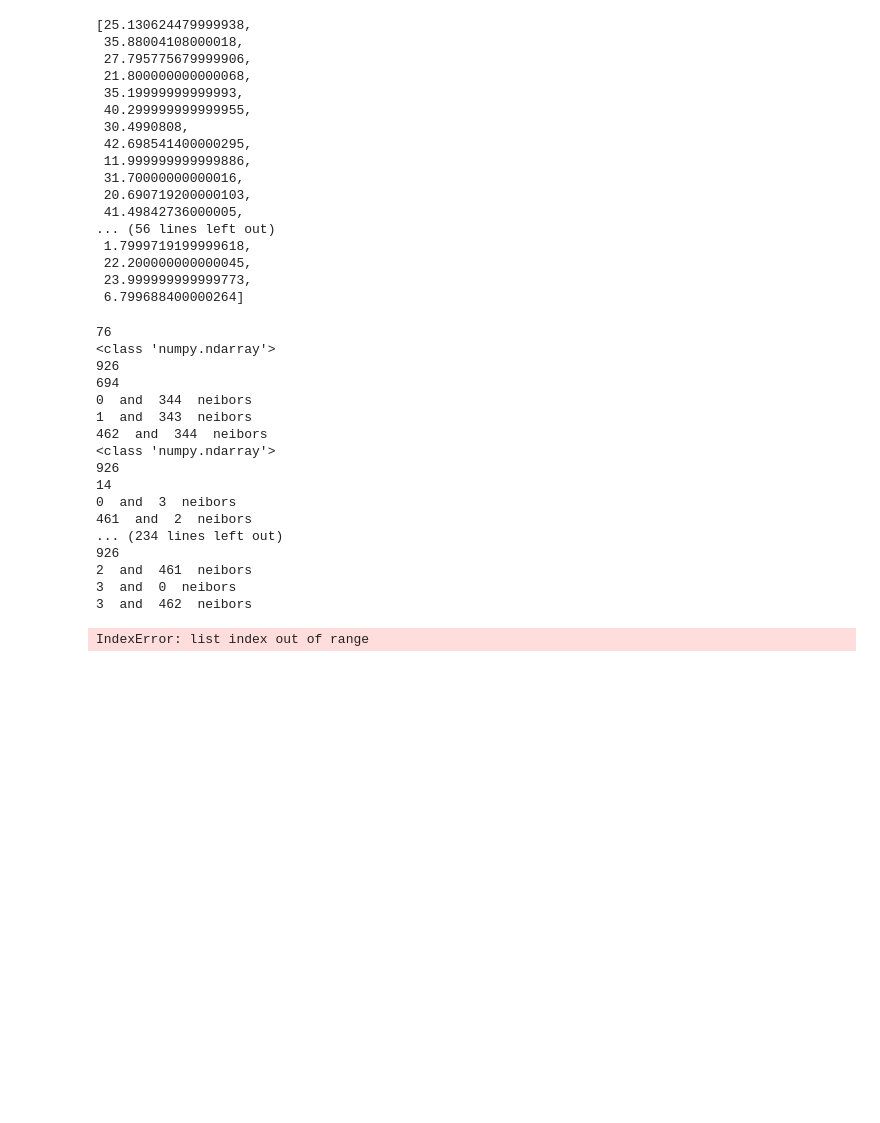
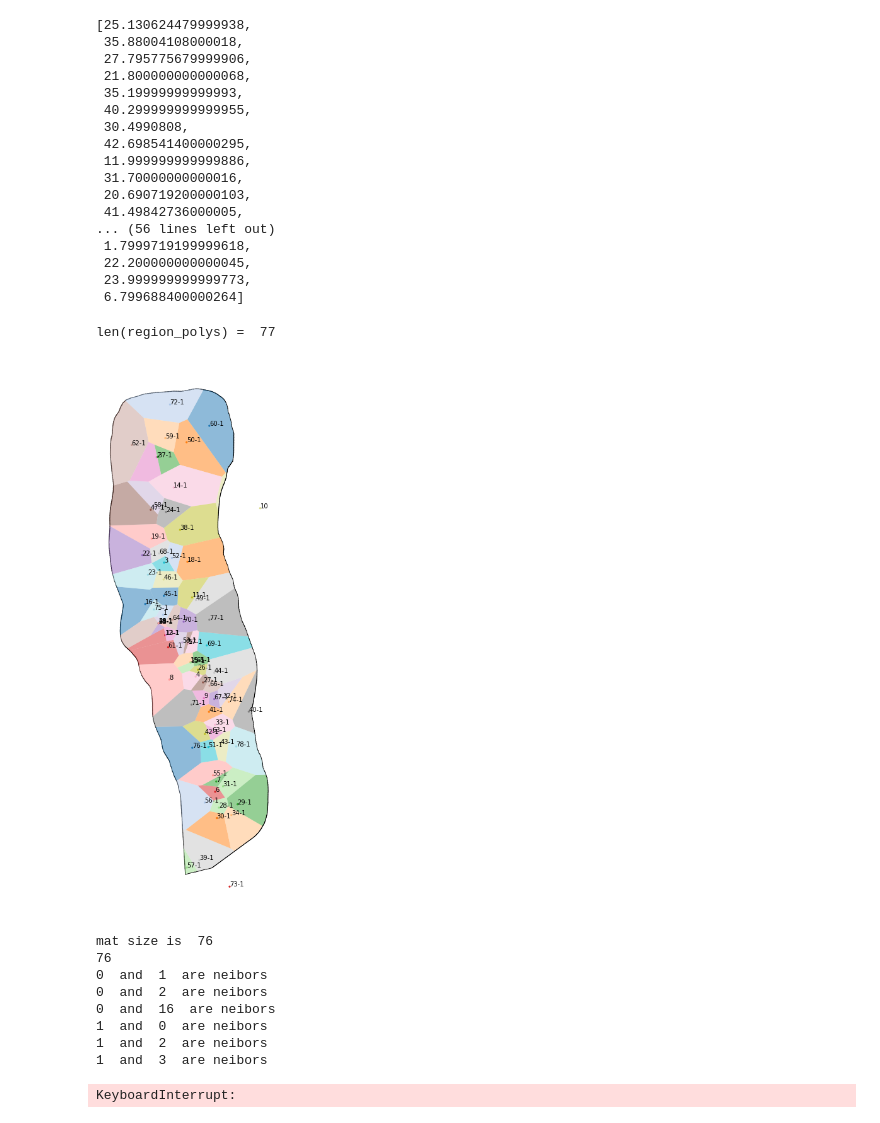
Before and after one commit to LoliDeveloper/workshop_2022, a Jupyter notebook: main.ipynb, the cells around one changed output. Saved outputs shown, nothing was run; the diff lists cells and outputs as text; code cells hidden in the pictures; blank space fills up the shorter version.

Commit message:
numerated voronoi and adj mat

```diff
--- a/main.ipynb
+++ b/main.ipynb
@@ -91,15 +91,12 @@ def perimeter(boundary):
     return perim
 def getCommonLength(boundary1, boundary2):
     len = 0
-    print(type(boundary1))
-    print((boundary1.size))
-    print((boundary2.size))
-    for i in range(int(boundary1.size/2)):
-        for j in range(int(boundary2.size/2)):
+    for i in range(int(boundary1.size/2 - 1)):
+        for j in range(int(boundary2.size/2 - 1)):
             (x1, y1) = boundary1[i]
             (x2, y2) = boundary2[j]
             if(x1 == x2 and y1== y2):
-                print(i, ' and ', j, ' neibors')
+                len += dist(x1,x2,y1,y2)
     return len
 # %%
 import matplotlib.pyplot as plt
@@ -111,59 +108,54 @@ from shapely.ops import cascaded_union
 from geovoronoi.plotting import subplot_for_map, plot_voronoi_polys_with_points_in_area
 from geovoronoi import voronoi_regions_from_coords, points_to_coords
 from main import parse_welltracks
 
 welltracks = parse_welltracks()
 boundary = np.load("boundary.npy",'r')
 
 c = np.array([(track[1][0], track[2][0]) for track in welltracks])
 s = geometry.Polygon(boundary)
 region_polys, region_pts = voronoi_regions_from_coords(c, s)
 perimeters = []
 boundaries = []
 new_polys = []
+print('len(region_polys) = ', len(region_polys))
 for i in range(len(region_polys)):
     #print(type(region_polys[i]))
     try:
         new_polys.append(region_polys[i])
         perimeters.append(perimeter(np.array(region_polys[i].boundary)))
         boundaries.append(region_polys[i].boundary)
     except Exception:
         print()
 
 #print(perimeters)
-#fig, ax = subplot_for_map(figsize=(18, 16))
-#plot_voronoi_polys_with_points_in_area(ax, s, region_polys, c, region_pts)
-adj_mat = []
+fig, ax = subplot_for_map(figsize=(18, 16))
+for i in range(len(welltracks)):
+    ax.annotate(welltracks[i][0], (welltracks[i][1][0], welltracks[i][2][0]), fontsize=10)
+plot_voronoi_polys_with_points_in_area(ax, s, region_polys, c, region_pts)
+plt.show()
+mat_size = np.array(boundaries).size
+print('mat size is ', mat_size)
+adj_mat = [np.array([-1 for i in range(mat_size)]) for j in range(mat_size)]
 print(np.array(boundaries).size)
-adj_mat.append([0 for i in boundaries]) # i
-adj_mat.append([0 for i in boundaries]) # j
-for i in range((np.array(boundaries)).size//2):
-    for j in range((np.array(boundaries)).size//2):
+for i in range(mat_size):
+    for j in range(mat_size):
         if i == j:
             adj_mat[i][j] = 0
             continue
         adj_mat[i][j] = getCommonLength(np.array(boundaries[i]), np.array(boundaries[j]))
+        if(adj_mat[i][j] > 0):
+            print(i, ' and ', j, ' are neibors')
 print(adj_mat)
-
-
-
-#plt.show()
 # %% [output]
-76
-<class 'numpy.ndarray'>
-926
-694
-0  and  344  neibors
-1  and  343  neibors
-462  and  344  neibors
-<class 'numpy.ndarray'>
-926
-14
-0  and  3  neibors
-461  and  2  neibors
-... (234 lines left out)
-926
-2  and  461  neibors
-3  and  0  neibors
-3  and  462  neibors
+len(region_polys) =  77
+[figure, added]
-IndexError: list index out of range
+mat size is  76
+76
+0  and  1  are neibors
+0  and  2  are neibors
+0  and  16  are neibors
+1  and  0  are neibors
+1  and  2  are neibors
+1  and  3  are neibors
+KeyboardInterrupt:
```
Also changed, not shown: 2 other files.
